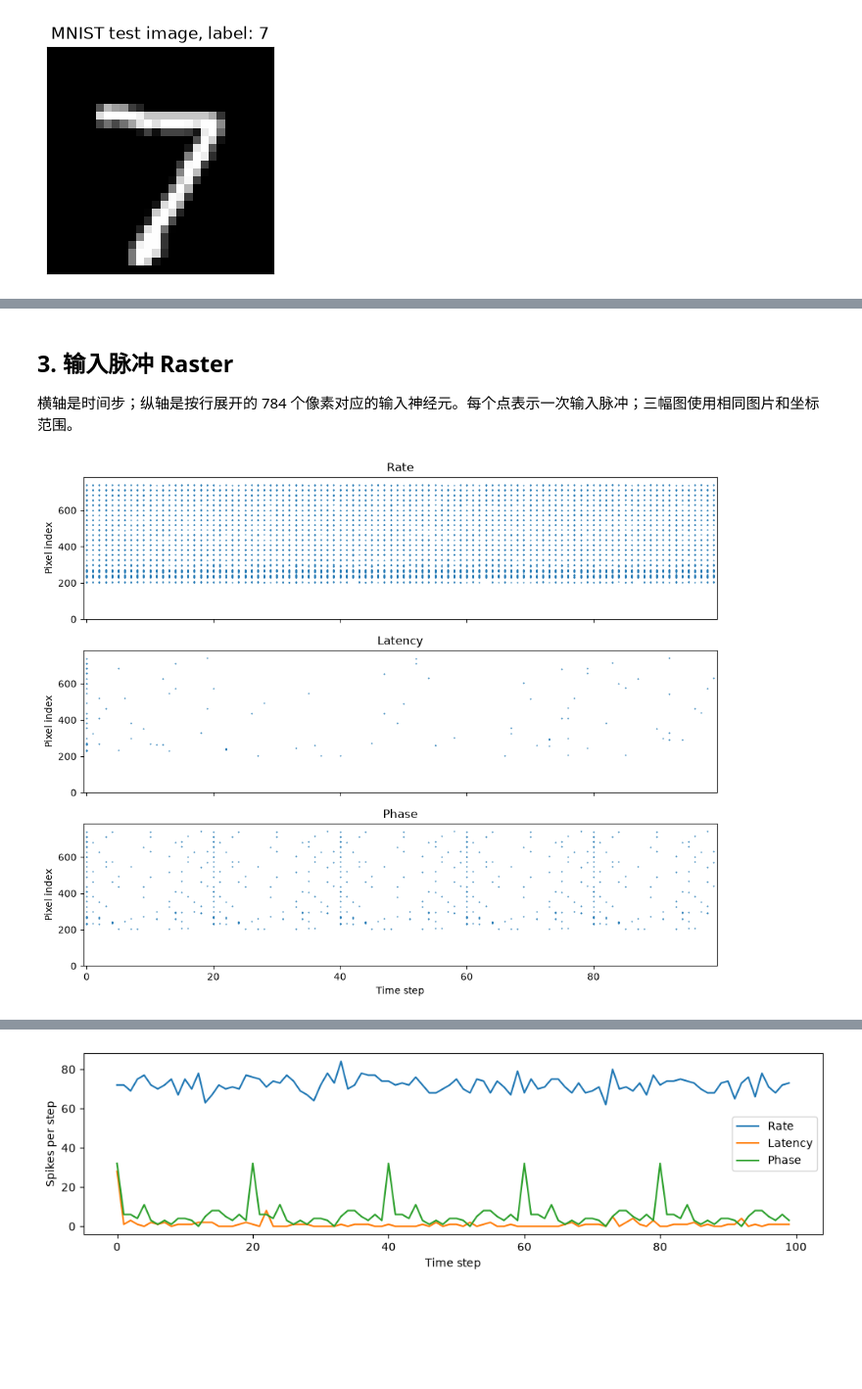
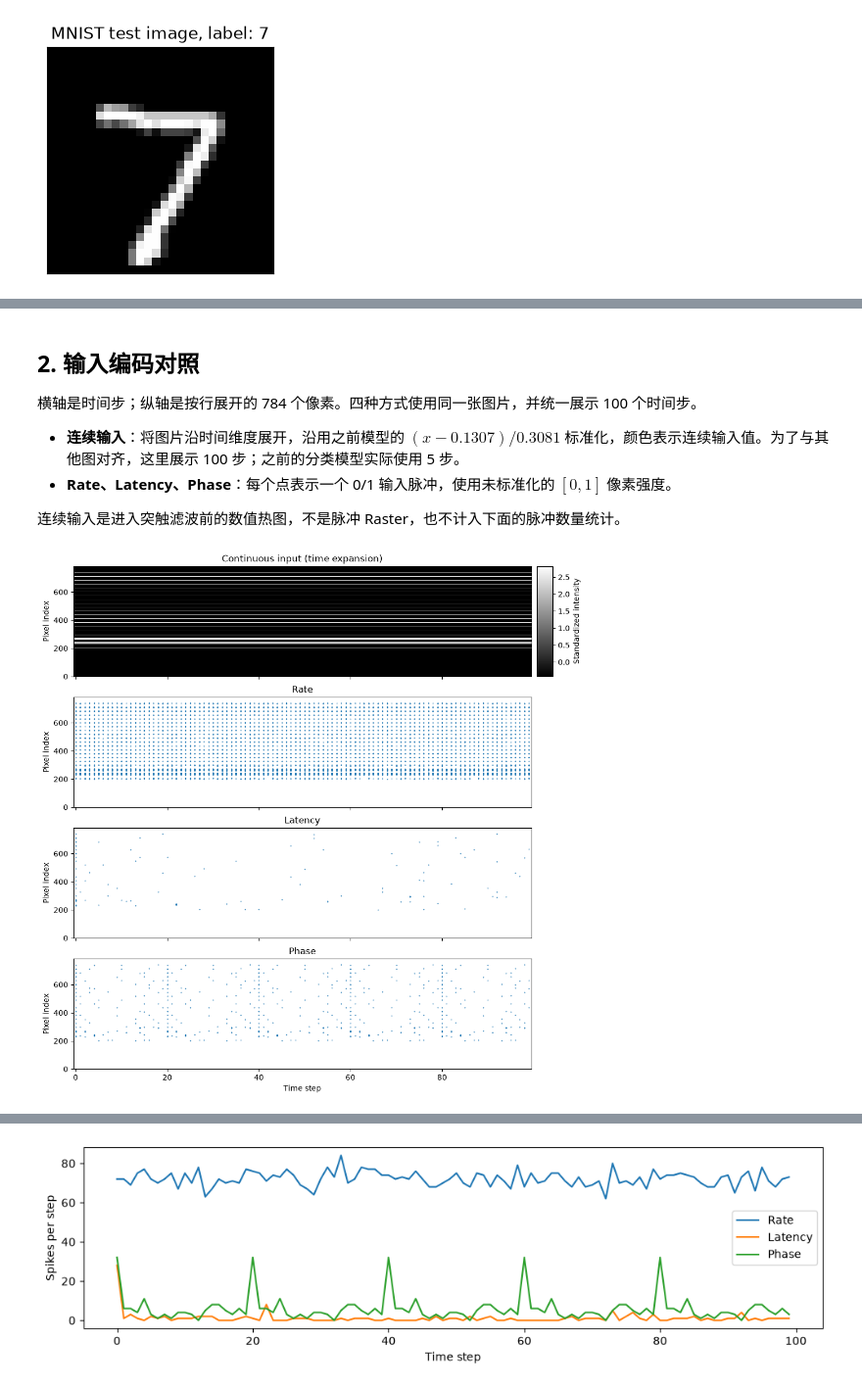
Before and after one commit to LevelDownRefine/neural-network-teaching, a Jupyter notebook: mnist/spike_encoding.ipynb, the cells around one changed output, grey strips where cells are left out. Shown at 98% size. Drawn from its saved outputs; the diff is of its cells as text; code cells hidden in the pictures; blank space fills up the shorter version.

Commit message:
Compare continuous and spike inputs together

```diff
--- a/mnist/spike_encoding.ipynb
+++ b/mnist/spike_encoding.ipynb
@@ -92,21 +59,43 @@ plt.show()
 # %% [markdown]
-## 3. 输入脉冲 Raster
+## 2. 输入编码对照
 
-横轴是时间步；纵轴是按行展开的 784 个像素对应的输入神经元。每个点表示一次输入脉冲；三幅图使用相同图片和坐标范围。
+横轴是时间步；纵轴是按行展开的 784 个像素。四种方式使用同一张图片，并统一展示 100 个时间步。
+
+- **连续输入**：将图片沿时间维度展开，沿用之前模型的 $(x-0.1307)/0.3081$ 标准化，颜色表示连续输入值。为了与其他图对齐，这里展示 100 步；之前的分类模型实际使用 5 步。
+- **Rate、Latency、Phase**：每个点表示一个 0/1 输入脉冲，使用未标准化的 $[0,1]$ 像素强度。
+
+连续输入是进入突触滤波前的数值热图，不是脉冲 Raster，也不计入下面的脉冲数量统计。
 # %%
-fig, axes = plt.subplots(3, 1, figsize=(10, 8), sharex=True, sharey=True)
-for ax, (name, spikes) in zip(axes, trains.items(), strict=True):
+standardized = (images - 0.1307) / 0.3081
+repeated = encode_input(standardized, steps, method="repeat")[0, 0].numpy()
+
+fig = plt.figure(figsize=(10, 10), layout="constrained")
+grid = fig.add_gridspec(4, 2, width_ratios=[1, 0.035])
+axes = [fig.add_subplot(grid[0, 0])]
+for row in range(1, 4):
+    axes.append(fig.add_subplot(grid[row, 0], sharex=axes[0], sharey=axes[0]))
+heatmap = axes[0].imshow(
+    repeated.reshape(-1, steps),
+    aspect="auto",
+    cmap="gray",
+    origin="lower",
+    extent=(-0.5, steps - 0.5, -0.5, image.size - 0.5),
+    vmin=(0 - 0.1307) / 0.3081,
+    vmax=(1 - 0.1307) / 0.3081,
+    interpolation="nearest",
+)
+axes[0].set(title="Continuous input (time expansion)", ylabel="Pixel index")
+fig.colorbar(heatmap, cax=fig.add_subplot(grid[0, 1]), label="Standardized intensity")
+for ax, (name, spikes) in zip(axes[1:], trains.items(), strict=True):
     time, neuron = np.nonzero(spikes.reshape(steps, -1))
     ax.scatter(time, neuron, s=1, marker=".")
-    ax.set(
-        title=name,
-        ylabel="Pixel index",
-        xlim=(-0.5, steps - 0.5),
-        ylim=(-0.5, image.size - 0.5),
-    )
-axes[-1].set_xlabel("Time step")
-fig.tight_layout()
+    ax.set(title=name, ylabel="Pixel index")
+axes[-1].set(
+    xlabel="Time step", xlim=(-0.5, steps - 0.5), ylim=(-0.5, image.size - 0.5)
+)
+for ax in axes[:-1]:
+    ax.tick_params(labelbottom=False)
 plt.show()
 # %% [output]
-[figure, old version]
+[figure, new version]
 # %% [markdown]
```
Also changed, not shown: parts of 5 cells of this notebook.
